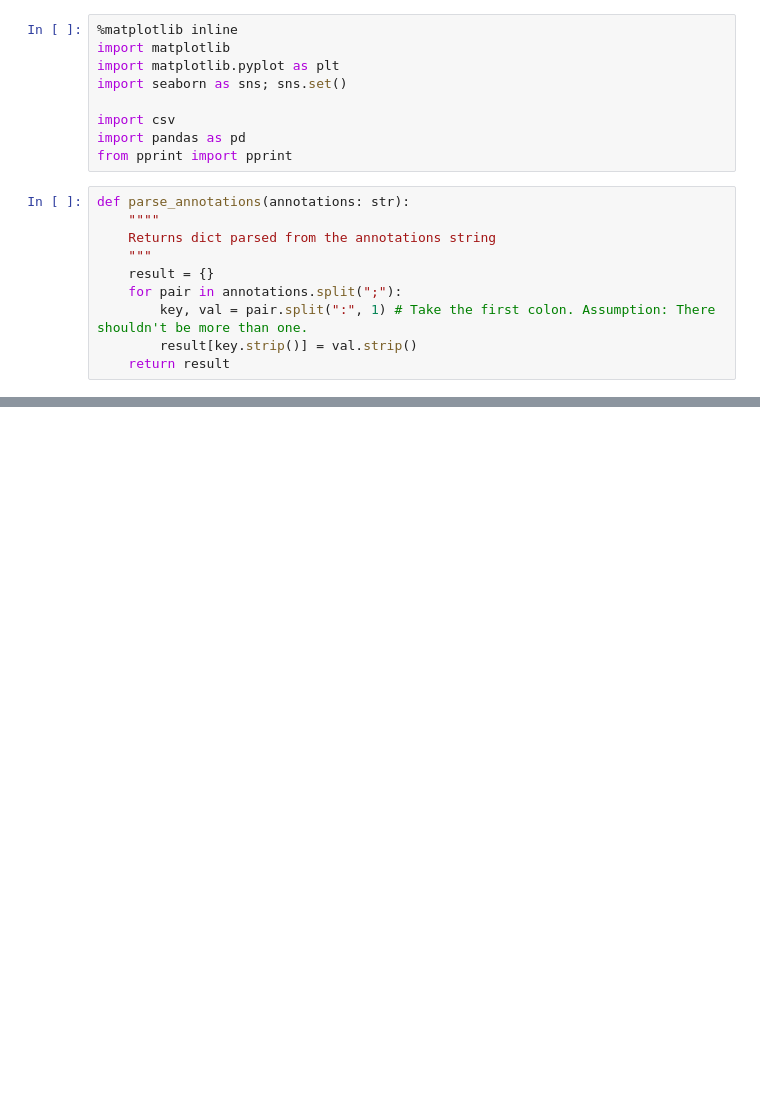
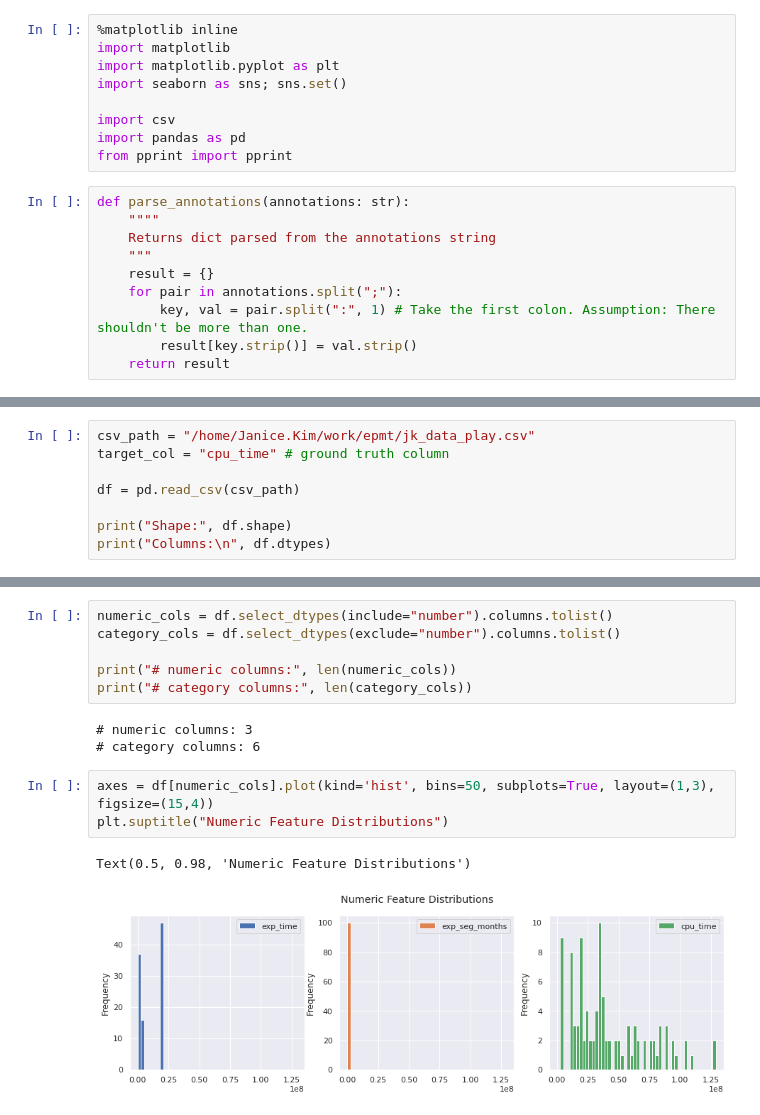
Before and after one commit to NOAA-GFDL/epmt, a Jupyter notebook: notebooks/JK_EPMT_Play1.ipynb, the cells around one changed output, grey strips where cells are left out. Drawn from its saved outputs; the diff is of its cells as text; blank space fills up the shorter version.

Commit message:
Tweaking EPMT Play notebook Adding numerical visualization

```diff
--- a/notebooks/JK_EPMT_Play1.ipynb
+++ b/notebooks/JK_EPMT_Play1.ipynb
@@ -59,0 +74,8 @@ print(data)
+# %%
+csv_path = "/home/Janice.Kim/work/epmt/jk_data_play.csv"
+target_col = "cpu_time" # ground truth column
+
+df = pd.read_csv(csv_path)
+
+print("Shape:", df.shape)
+print("Columns:\n", df.dtypes)
@@ -59,0 +116,15 @@ print(data)
+# %%
+numeric_cols = df.select_dtypes(include="number").columns.tolist()
+category_cols = df.select_dtypes(exclude="number").columns.tolist()
+
+print("# numeric columns:", len(numeric_cols))
+print("# category columns:", len(category_cols))
+# %% [output]
+# numeric columns: 3
+# category columns: 6
+# %%
+axes = df[numeric_cols].plot(kind='hist', bins=50, subplots=True, layout=(1,3), figsize=(15,4))
+plt.suptitle("Numeric Feature Distributions")
+# %% [output]
+Text(0.5, 0.98, 'Numeric Feature Distributions')
+[figure, added]
```
Also changed, not shown: parts of 13 cells of this notebook.
